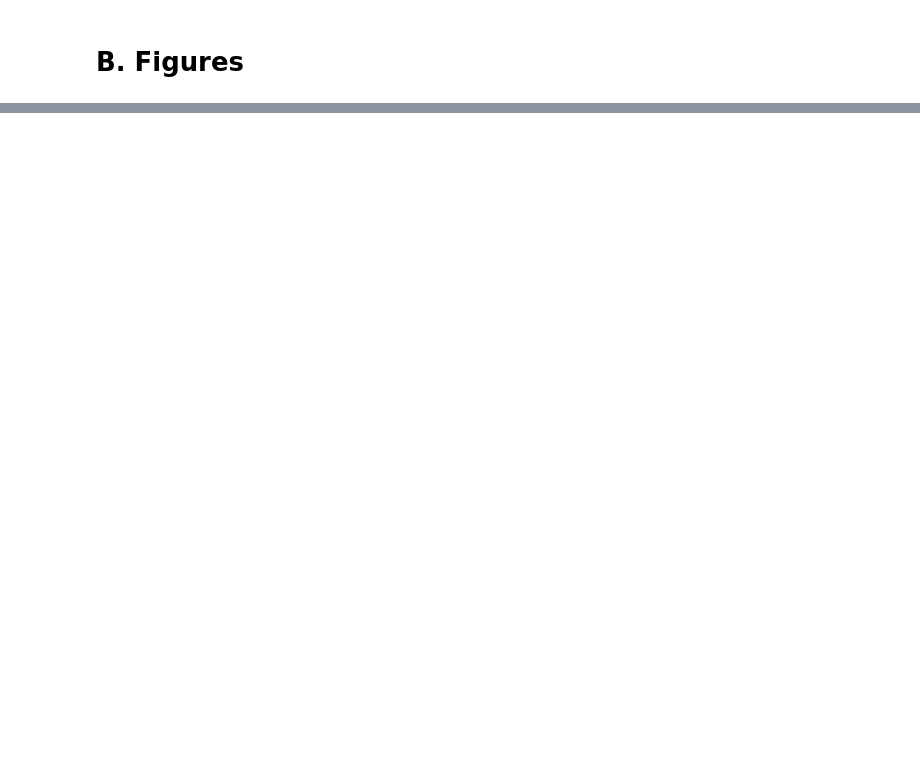
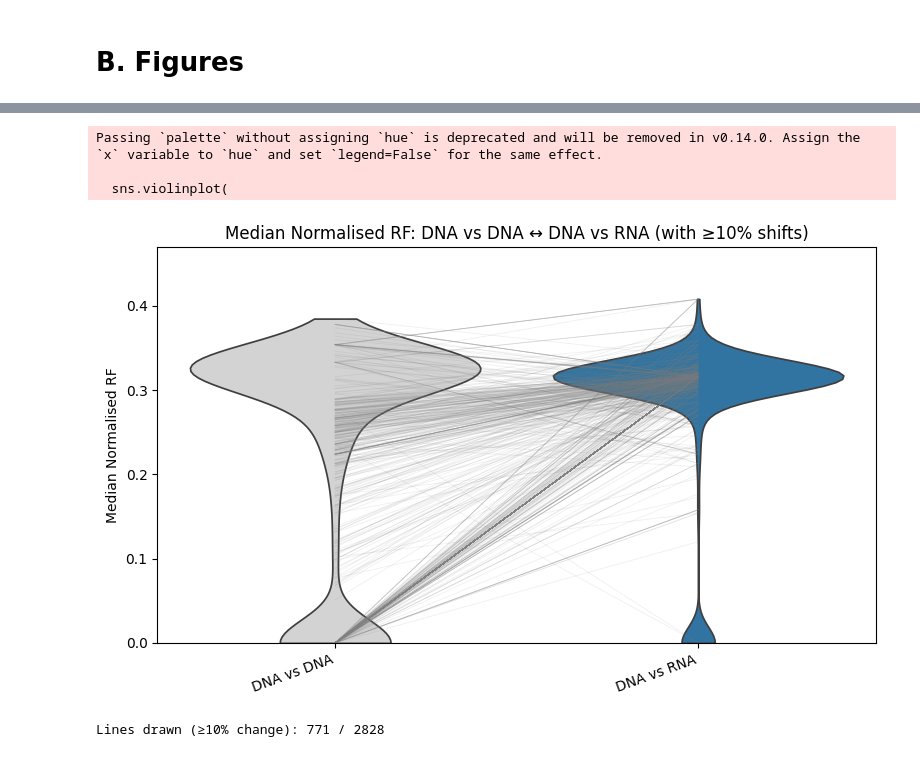
Before and after one commit to vannguyenh/RNAPhylo, a Jupyter notebook: scripts/analysis_scripts/RobinsonFould/figures_RF.ipynb, the cells around one changed output, grey strips where cells are left out. Drawn from its saved outputs; the diff is of its cells as text; code cells hidden in the pictures; blank space fills up the shorter version.

```diff
--- a/scripts/analysis_scripts/RobinsonFould/figures_RF.ipynb
+++ b/scripts/analysis_scripts/RobinsonFould/figures_RF.ipynb
@@ -159,3 +181,77 @@ Category
 DNA vs DNA    0.2386
 DNA vs RNA    0.2852
 Name: Median RF, dtype: float64
+# %%
+# --- keep only the two categories we care about ---
+order = ['DNA vs DNA', 'DNA vs RNA']
+df_plot = (
+    df[df['Category'].isin(order)]
+      .copy()
+      .dropna(subset=['Median RF'])
+)
+
+# --- colors ---
+palette = {
+    'DNA vs DNA': 'lightgray',   # baseline
+    'DNA vs RNA': '#1f77b4',     # blue
+}
+
+# --- figure: violins first ---
+ymax = df_plot['Median RF'].max()
+plt.figure(figsize=(8, 5))
+sns.violinplot(
+    data=df_plot,
+    x='Category',
+    y='Median RF',
+    order=order,
+    palette=palette,
+    cut=0,          # trim to actual min/max (bottom pinned at 0 by ylim below)
+    inner=None
+)
+
+# --- connecting lines: only if >=10% relative change after rounding ---
+THRESHOLD = 0.10   # 10%
+ROUND = 3          # round to 3 decimals before comparing
+
+# pivot to wide so each RNA has both values on one row
+wide = (
+    df_plot.pivot(index='RNA', columns='Category', values='Median RF')
+           .reindex(columns=order)
+)
+
+lines_drawn = 0
+for rna, row in wide.iterrows():
+    v1, v2 = row['DNA vs DNA'], row['DNA vs RNA']
+    if pd.isna(v1) or pd.isna(v2):
+        continue
+    # round to stabilize tiny numerical noise
+    v1r, v2r = np.round(v1, ROUND), np.round(v2, ROUND)
+
+    # relative change vs baseline (handle zero safely)
+    if v1r > 0:
+        rel = abs(v2r - v1r) / v1r
+    else:
+        rel = abs(v2r - v1r)  # fall back to absolute difference
+
+    if rel >= THRESHOLD:
+        plt.plot(
+            [0, 1], [v1r, v2r],
+            color='gray', alpha=0.12, linewidth=0.6, zorder=2
+        )
+        lines_drawn += 1
+
+plt.ylim(0, ymax * 1.15)
+plt.xticks(rotation=20, ha='right')
+plt.title('Median Normalised RF: DNA vs DNA ↔ DNA vs RNA (with ≥10% shifts)')
+plt.ylabel('Median Normalised RF')
+plt.xlabel('')
+plt.tight_layout()
+plt.show()
+
+print(f"Lines drawn (≥{int(THRESHOLD*100)}% change): {lines_drawn} / {wide.dropna().shape[0]}")
+# %% [output]
+Passing `palette` without assigning `hue` is deprecated and will be removed in v0.14.0. Assign the `x` variable to `hue` and set `legend=False` for the same effect.
+
+  sns.violinplot(
+[figure, added]
+Lines drawn (≥10% change): 771 / 2828
```
Also changed, not shown: parts of 4 cells of this notebook.
